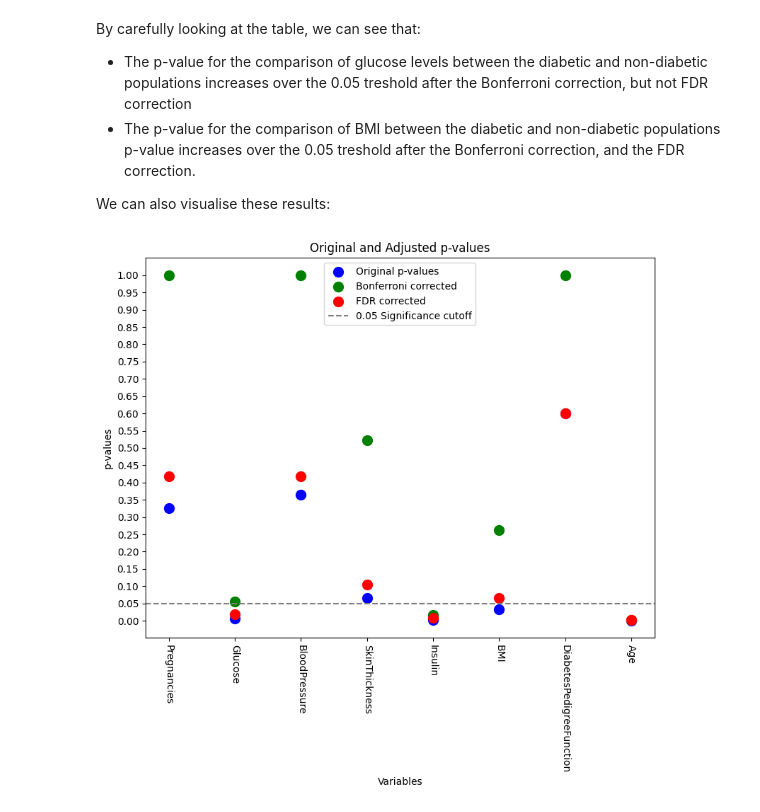
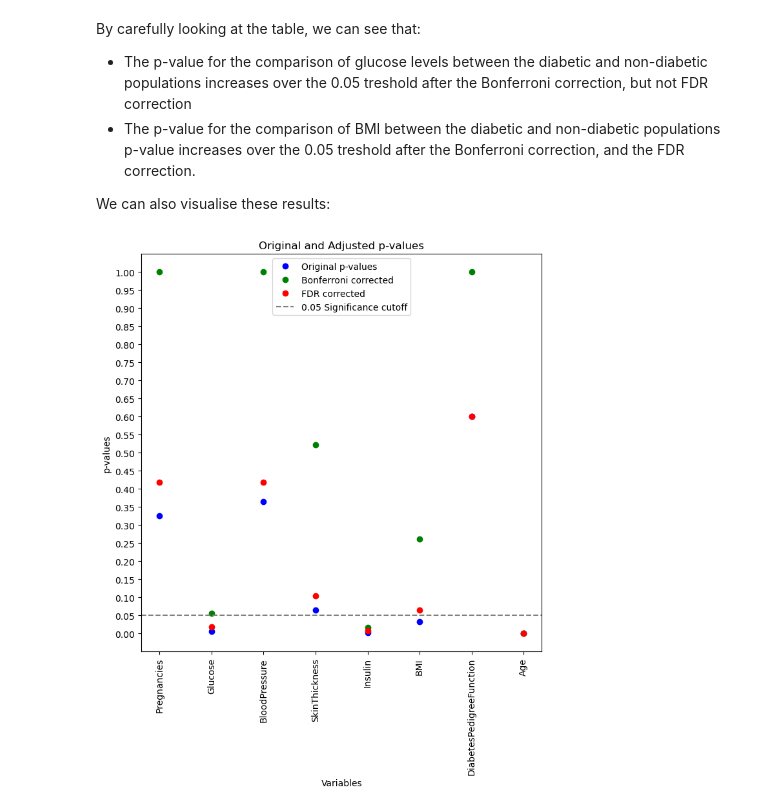
Before and after one commit to imperialchem/python-stats-intro, a Jupyter notebook: part2/stats-intro2.ipynb, the cells around one changed output. Saved outputs shown, nothing was run; the diff lists cells and outputs as text; code cells hidden in the pictures.

```diff
--- a/part2/stats-intro2.ipynb
+++ b/part2/stats-intro2.ipynb
@@ -318,35 +318,25 @@ By carefully looking at the table, we can see that:
 -  The p-value for the comparison of BMI between the diabetic and non-diabetic populations p-value increases over the 0.05 treshold after the Bonferroni correction, and the FDR correction.
 
 We can also visualise these results:
-# %%
-# Plotting the results
-variables = np.array(variables)
-plt.figure(figsize=(8, 8))
-
-# Plot original p-values
-plt.scatter(variables, p_values, color='blue', label='Original p-values', s=100)
-
-# Plot Bonferroni corrected p-values
-plt.scatter(variables, bonferroni_corrected, color='green', label='Bonferroni corrected', s=100)
-
-# Plot FDR corrected p-values
-plt.scatter(variables, fdr_corrected, color='red', label='FDR corrected', s=100)
-
-# Draw the significance cutoff at p = 0.05
-plt.axhline(y=0.05, color='gray', linestyle='--', label='0.05 Significance cutoff')
-
-plt.xlabel('Variables')
-plt.ylabel('p-values')
-plt.title('Original and Adjusted p-values')
-plt.legend(loc=9)
-plt.xticks(rotation=270)
-plt.tight_layout()
-plt.yticks(np.arange(0, 1.05, 0.05))  # Set x-axis ticks every 0.05
-
-# Show the plot
-plt.show()
-# %% [output]
-[figure, removed]
+# %%
+figure(figsize=(8, 8))
+
+plot(p_values, color='blue',linestyle='',marker='o',label='Original p-values')
+plot(bonferroni_corrected, color='green',linestyle='',marker='o',label='Bonferroni corrected')
+plot(fdr_corrected, color='red',linestyle='',marker='o',label='FDR corrected')
+
+# Draw the significance cutoff at p = 0.05
+axhline(y=0.05, color='gray', linestyle='--', label='0.05 Significance cutoff')
+
+xlabel('Variables')
+ylabel('p-values')
+title('Original and Adjusted p-values')
+legend(loc='upper center')
+xticks(arange(len(variables)),variables,rotation=90)
+yticks(arange(0, 1.05, 0.05))  # Set x-axis ticks every 0.05
+show()
+# %% [output]
+[figure, added]
 # %% [markdown]
 ### Conclusion
 
```
Also changed, not shown: parts of 17 cells of this notebook.
